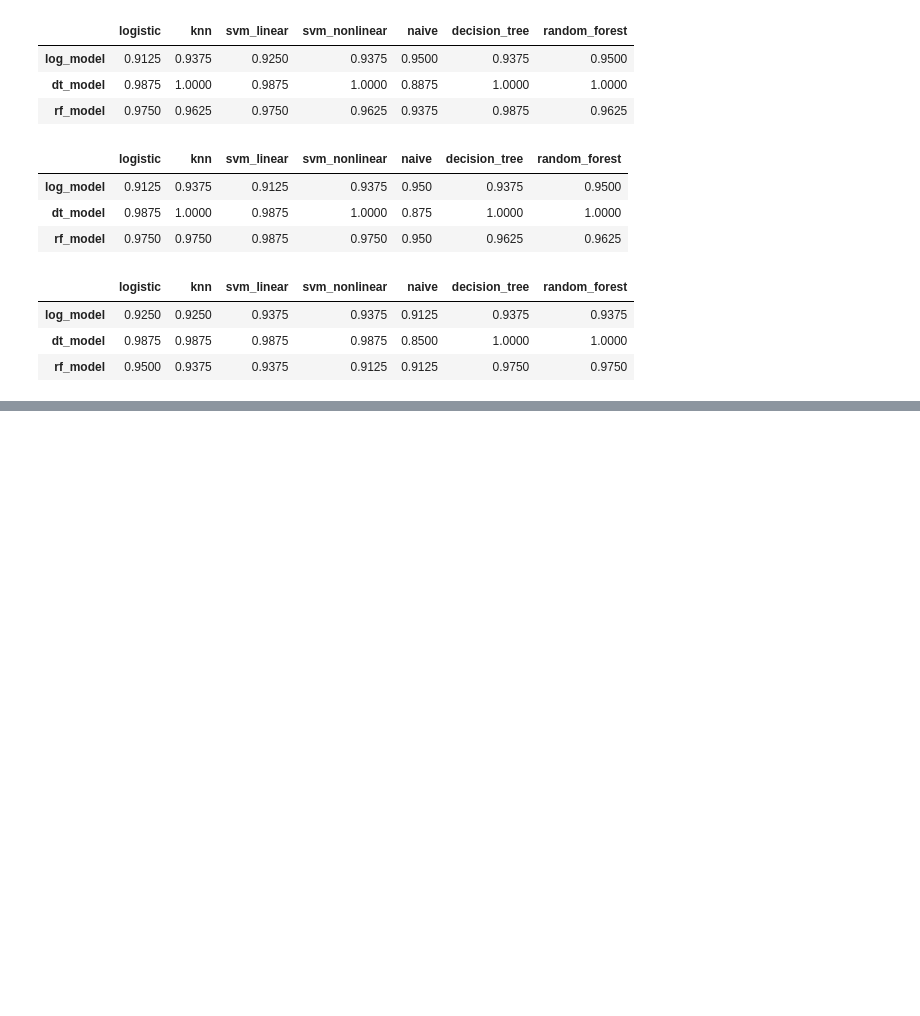
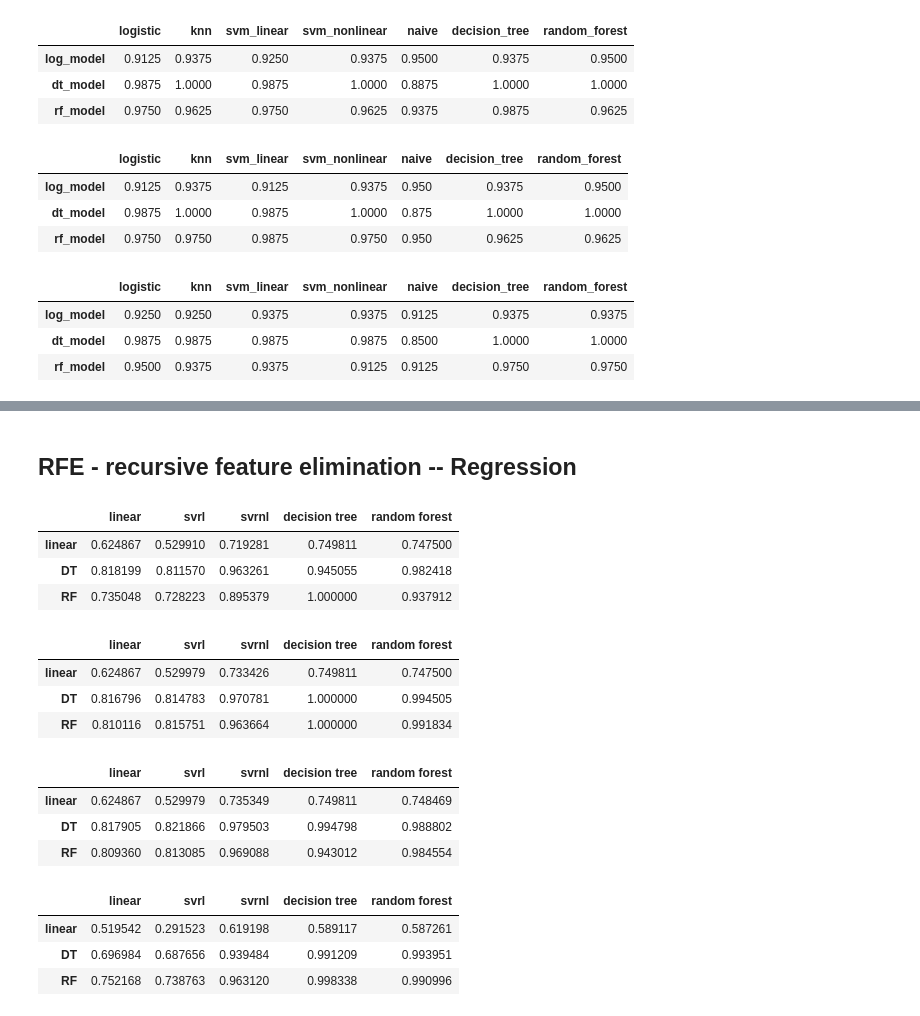
Before and after one commit to krthiksha/Advanced_ML_featureSelection_DimensionalityReduction, a Jupyter notebook: RFE_algorithm.ipynb, the cells around one changed output, grey strips where cells are left out. Cells and saved outputs as stored; diff of their text form; code cells hidden in the pictures; blank space fills up the shorter version.

Commit message:
RFE algorithm - feature selection classification and regression hands on

```diff
--- a/RFE_algorithm.ipynb
+++ b/RFE_algorithm.ipynb
@@ -238,0 +256,2 @@ rfe_final_result  #6
+# %% [markdown]
+## RFE - recursive feature elimination  --   Regression
@@ -238,0 +352,70 @@ rfe_final_result  #6
+# %%
+# main program
+
+# main program
+data_original = pd.read_csv('preprocessed_CKD.csv')
+data_ckd= data_original
+data_ckd
+
+data_ckd=pd.get_dummies(data_ckd,drop_first=True,dtype=int)
+data_ckd.head()
+
+# ip op split
+indep_x=data_ckd.drop(['classification_notckd'],axis=1)
+dep_y = data_ckd['classification_notckd']
+
+# feature selection
+no_of_features= 3
+rfe=rfe_regressor_feature(indep_x,dep_y,no_of_features)
+
+
+rfe_result_list=[]
+
+for features in rfe:
+    x_train,x_test,y_train,y_test=split_scaler(features,dep_y)
+
+    rfe_dict={}
+    # algorithms
+    r2=linear(x_train,y_train,x_test)
+    rfe_dict['linear']=r2
+    r2=svrl(x_train,y_train,x_test)
+    rfe_dict['svrl']=r2
+    r2=svrnl(x_train,y_train,x_test)
+    rfe_dict['svrnl']=r2
+    r2=decisionReg(x_train,y_train,x_test)
+    rfe_dict['decision tree']=r2
+    r2=randomForestReg(x_train,y_train,x_test)
+    rfe_dict['random forest']=r2
+
+    rfe_result_list.append(rfe_dict)
+
+
+result_regression = rfe_regression(rfe_result_list)
+# %%
+result_regression   #6
+# %% [output]
+|  | linear | svrl | svrnl | decision tree | random forest |
+| linear | 0.624867 | 0.529910 | 0.719281 | 0.749811 | 0.747500 |
+| DT | 0.818199 | 0.811570 | 0.963261 | 0.945055 | 0.982418 |
+| RF | 0.735048 | 0.728223 | 0.895379 | 1.000000 | 0.937912 |
+# %%
+result_regression   #5
+# %% [output]
+|  | linear | svrl | svrnl | decision tree | random forest |
+| linear | 0.624867 | 0.529979 | 0.733426 | 0.749811 | 0.747500 |
+| DT | 0.816796 | 0.814783 | 0.970781 | 1.000000 | 0.994505 |
+| RF | 0.810116 | 0.815751 | 0.963664 | 1.000000 | 0.991834 |
+# %%
+result_regression   #4
+# %% [output]
+|  | linear | svrl | svrnl | decision tree | random forest |
+| linear | 0.624867 | 0.529979 | 0.735349 | 0.749811 | 0.748469 |
+| DT | 0.817905 | 0.821866 | 0.979503 | 0.994798 | 0.988802 |
+| RF | 0.809360 | 0.813085 | 0.969088 | 0.943012 | 0.984554 |
+# %%
+result_regression   #3
+# %% [output]
+|  | linear | svrl | svrnl | decision tree | random forest |
+| linear | 0.519542 | 0.291523 | 0.619198 | 0.589117 | 0.587261 |
+| DT | 0.696984 | 0.687656 | 0.939484 | 0.991209 | 0.993951 |
+| RF | 0.752168 | 0.738763 | 0.963120 | 0.998338 | 0.990996 |
```
Also changed, not shown: parts of 9 cells of this notebook, 1 other file.
